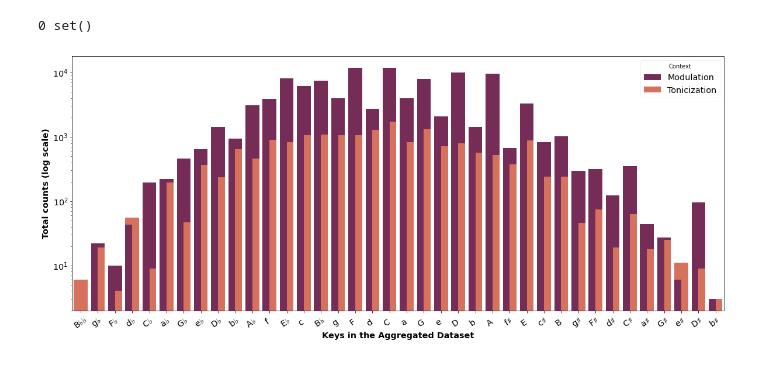
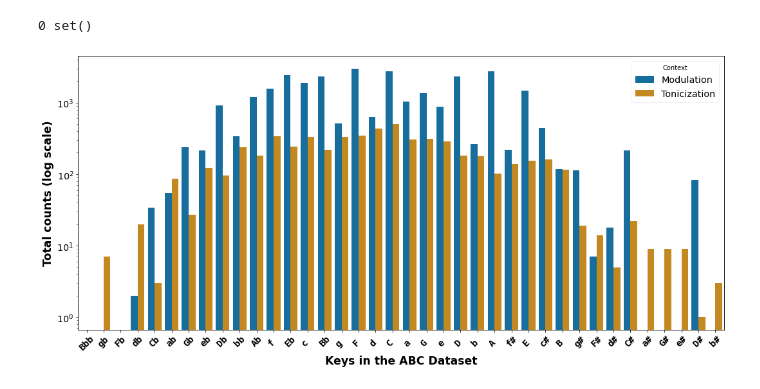
Before and after one commit to napulen/AugmentedNet, a Jupyter notebook: notebooks/thesis/Ch4-DatasetSummary.ipynb, the cells around one changed output. Cells and saved outputs as stored; diff of their text form; code cells hidden in the pictures.

```diff
--- a/notebooks/thesis/Ch4-DatasetSummary.ipynb
+++ b/notebooks/thesis/Ch4-DatasetSummary.ipynb
@@ -17,7 +18,7 @@ from AugmentedNet.feature_representation import COMMON_ROMAN_NUMERALS, KEYS
 summary = "dataset/dataset_summary.tsv"
 dfsummary = pd.read_csv(summary, sep="\t")
 # %%
-dataset = ("abc", "bps", "haydnsun", "keymodt", "mps", "tavern", "wir", "wirwtc")
+dataset = ("abc",) #"bps", "haydnsun", "keymodt", "mps", "tavern", "wir", "wirwtc")
 otherdatasets = tuple([x for x in available_collections if x not in dataset])
 
 fdataset = {
@@ -195,16 +210,17 @@ for inv in [0.0, 1.0, 2.0, 3.0]:
 rnsinvdf = pd.DataFrame(rnsinv)
 # %%
 # font = {'family': 'sans', 'size': 14, "weight": "bold"}
-plt.rcParams["figure.figsize"] = (20, 8)
+plt.rcParams["figure.figsize"] = (15, 6)
 # plt.rc('font', **font)
-sns.barplot(x="rn", y="counts", dodge=False, hue="inversion", palette="rocket", saturation=0.7, data=rnsinvdf)
-g = sns.barplot(x="rn", y="counts", dodge=True, hue="inversion", palette="rocket", saturation=0.7, data=rnsinvdf)
+# sns.barplot(x="rn", y="counts", dodge=False, hue="inversion", palette="rocket", saturation=0.7, data=rnsinvdf)
+g = sns.barplot(x="rn", y="counts", dodge=True, hue="inversion", palette="colorblind", data=rnsinvdf)
 h,l = g.get_legend_handles_labels()
 plt.legend(h[:4], l[:4], loc="upper right", fontsize="large", framealpha=0.25, title="Inversion", title_fontproperties={"weight": "bold"})
-plt.xlabel(f"Roman Numerals in the {fdataset[dataset]} Dataset", fontsize="x-large", fontweight="bold")
-plt.xticks(rotation=45, fontsize="large", fontweight="bold")
-plt.ylabel("Total counts (log scale)", fontsize="x-large", fontweight="bold")
+plt.xlabel(f"Roman Numerals in the {fdataset[dataset]} Dataset", fontsize="xx-large", fontweight="bold")
+plt.xticks(rotation=45, fontfamily="monospace", fontsize="x-large", fontweight="bold")
+plt.ylabel("Total counts (log scale)", fontsize="xx-large", fontweight="bold")
 plt.yscale("log")
-plt.yticks(fontsize="large")
+plt.yticks(fontsize="x-large")
+plt.tight_layout()
 plt.savefig(f"{fdataset[dataset].lower()}_rn_inversion.png")
 # %% [output]
@@ -295,43 +305,47 @@ print(len(missingrns), missingrns)
 0 set()
 # %%
 def format_key(key):
-    ret = key.replace("-", "♭")
-    ret = ret.replace("#", "♯")
-    ret += " " * (3 - len(ret))
+    ret = key
+    # ret = ret.replace("--", u"bb")
+    # ret = ret.replace("-", "♭")
+    ret = ret.replace("-", "b")
+    # ret = ret.replace("#", "♯")
+    ret += " " * (2 - len(ret))
     return ret
 
 allkeys = ["B--", "g-", "F-", "d-", "C-", "a-", "G-", "e-", "D-", "b-", "A-", "f", "E-", "c", "B-", "g", "F", "d", "C"] + [
     "a", "G", "e", "D", "b", "A", "f#", "E", "c#", "B", "g#", "F#", "d#", "C#", "a#", "G#", "e#", "D#", "b#"]
 
 keysdict = {"Key": [], "Context": [], "Counts": []}
 
 moddict = df.a_localKey.value_counts().to_dict()
 for k in allkeys:
     counts = moddict.get(k, 0)
     keysdict["Key"].append(format_key(k))
     keysdict["Context"].append("Modulation")
     keysdict["Counts"].append(counts)
 
 tondict = df[df.a_tonicizedKey != df.a_localKey].a_tonicizedKey.value_counts().to_dict()
 for k in allkeys:
     counts = tondict.get(k, 0)
     keysdict["Key"].append(format_key(k))
     keysdict["Context"].append("Tonicization")
     keysdict["Counts"].append(counts)
 
 keysdf = pd.DataFrame(keysdict)
 
 # plt.rc('font', **font)
-plt.rcParams["figure.figsize"] = (20, 8)
-sns.barplot(x="Key", y="Counts", hue="Context", dodge=False, palette="rocket", saturation=0.7, data=keysdf)
-g = sns.barplot(x="Key", y="Counts", hue="Context", dodge=True, palette="rocket", saturation=0.7, data=keysdf)
+plt.rcParams["figure.figsize"] = (15, 7)
+# sns.barplot(x="Key", y="Counts", hue="Context", dodge=False, palette="colorblind", data=keysdf)
+g = sns.barplot(x="Key", y="Counts", hue="Context", dodge=True, palette="colorblind", data=keysdf)
 h,l = g.get_legend_handles_labels()
 plt.legend(h[:2], l[:2], loc="upper right", fontsize="x-large", framealpha=0.25, title="Context")
-plt.xlabel(f"Keys in the {fdataset[dataset]} Dataset", fontsize="x-large", fontweight="bold")
-plt.xticks(fontsize="x-large", rotation=35)
+plt.xlabel(f"Keys in the {fdataset[dataset]} Dataset", fontsize="xx-large", fontweight="bold")
+plt.xticks(fontfamily="monospace", fontsize="x-large", fontweight=1000, rotation=45)
 plt.yscale("log", base=10)
 plt.yticks(fontsize="x-large")
-plt.ylabel("Total counts (log scale)", fontsize="x-large", fontweight="bold")
+plt.ylabel("Total counts (log scale)", fontsize="xx-large", fontweight="bold")
+plt.tight_layout()
 plt.savefig(f"{fdataset[dataset].lower()}_key_mod_ton.png")
 # %% [output]
-[figure, old version]
+[figure, new version]
```
Also changed, not shown: parts of 8 cells of this notebook.
